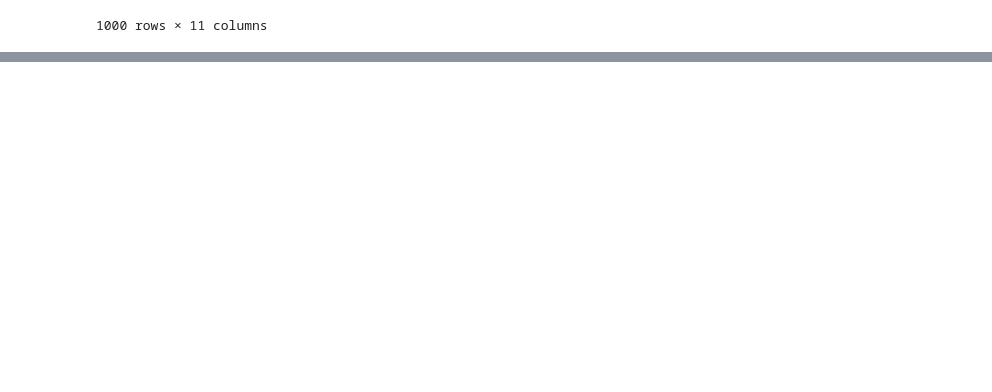
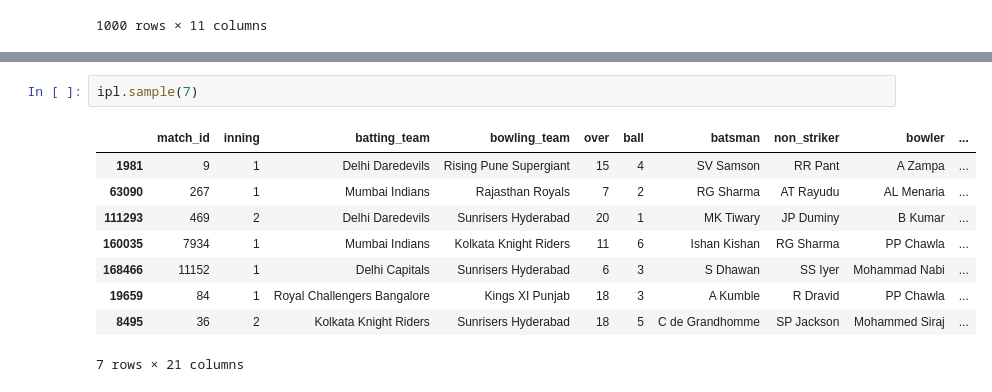
Before and after one commit to Jitudebnath/python, a Jupyter notebook: PANDAS/groupbyobject.ipynb, the cells around one changed output, grey strips where cells are left out. Saved outputs shown, nothing was run; the diff lists cells and outputs as text; blank space fills up the shorter version.

```diff
--- a/PANDAS/groupbyobject.ipynb
+++ b/PANDAS/groupbyobject.ipynb
@@ -516,0 +634,12 @@ genres.apply(normal)
+# %%
+ipl.sample(7)
+# %% [output]
+|  | match_id | inning | batting_team | bowling_team | over | ball | batsman | non_striker | bowler | ... |
+| 1981 | 9 | 1 | Delhi Daredevils | Rising Pune Supergiant | 15 | 4 | SV Samson | RR Pant | A Zampa | ... |
+| 63090 | 267 | 1 | Mumbai Indians | Rajasthan Royals | 7 | 2 | RG Sharma | AT Rayudu | AL Menaria | ... |
+| 111293 | 469 | 2 | Delhi Daredevils | Sunrisers Hyderabad | 20 | 1 | MK Tiwary | JP Duminy | B Kumar | ... |
+| 160035 | 7934 | 1 | Mumbai Indians | Kolkata Knight Riders | 11 | 6 | Ishan Kishan | RG Sharma | PP Chawla | ... |
+| 168466 | 11152 | 1 | Delhi Capitals | Sunrisers Hyderabad | 6 | 3 | S Dhawan | SS Iyer | Mohammad Nabi | ... |
+| 19659 | 84 | 1 | Royal Challengers Bangalore | Kings XI Punjab | 18 | 3 | A Kumble | R Dravid | PP Chawla | ... |
+| 8495 | 36 | 2 | Kolkata Knight Riders | Sunrisers Hyderabad | 18 | 5 | C de Grandhomme | SP Jackson | Mohammed Siraj | ... |
+7 rows × 21 columns
```
Also changed, not shown: parts of 15 cells of this notebook.
